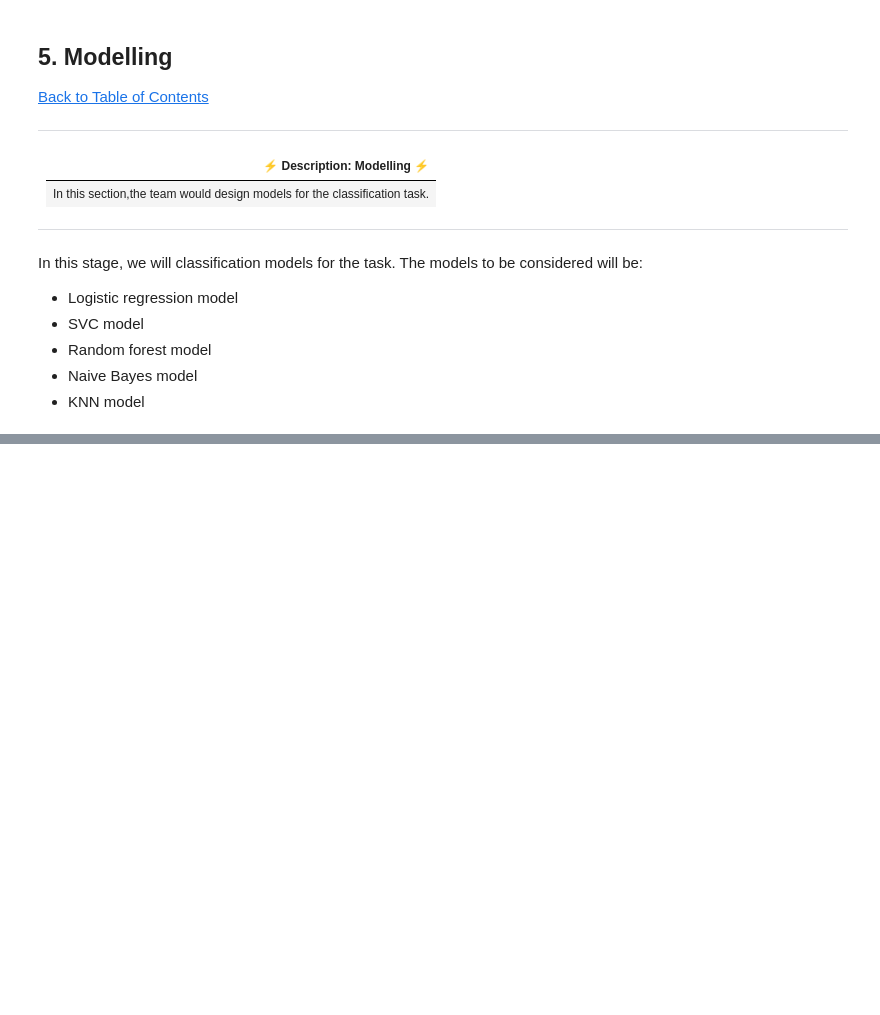
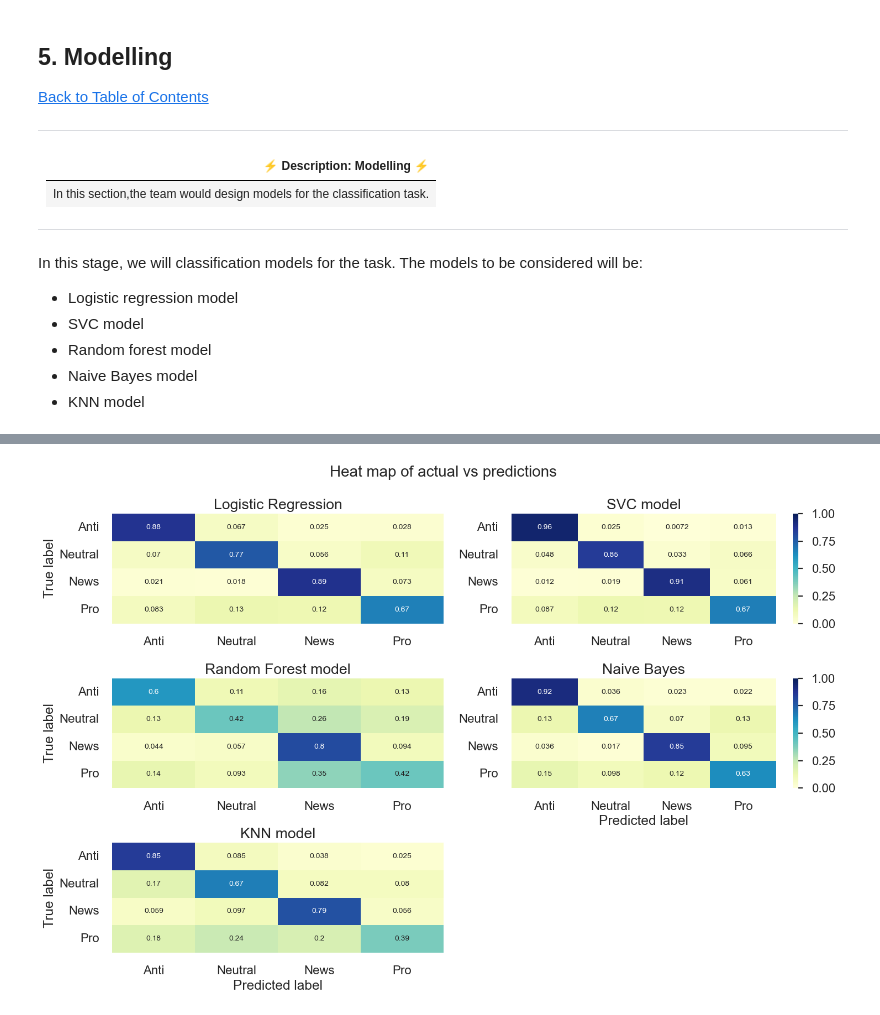
Before and after one commit to SamWachira/TeamNM6-2201ACDS_NM6, a Jupyter notebook: Notebook/TeamNM6-2201ACDS_notebook.ipynb, the cells around one changed output, grey strips where cells are left out. Saved outputs shown, nothing was run; the diff lists cells and outputs as text; code cells hidden in the pictures; blank space fills up the shorter version.

```diff
--- a/Notebook/TeamNM6-2201ACDS_notebook.ipynb
+++ b/Notebook/TeamNM6-2201ACDS_notebook.ipynb
@@ -1016,0 +782,8 @@ After the optimal parameters are determined the linear SVC model is retrained us
+# %%
+train['tweet tokens']=train['tweet tokens'].map(' '.join)
+# Seperate features from taget
+X = train['tweet tokens'].values
+y = train['sentiment'].values
+
+# Split the train data to create validation dataset
+X_train, X_test, y_train, y_test = train_test_split(X, y, test_size=0.25, random_state=25)
@@ -1016,0 +859,88 @@ After the optimal parameters are determined the linear SVC model is retrained us
+# %%
+fig, axes = plt.subplots(ncols=2,
+                         nrows=3,
+                         figsize=(15, 10),
+                         dpi=100)
+
+# Generate a normalized confusion matrix
+cm = confusion_matrix(y_test, y_pred_Log)
+cm_norm = cm / cm.sum(axis=1).reshape(-1,1)
+
+# Display the confusion matrix as a heatmap
+sns.heatmap(cm_norm,
+            cmap="YlGnBu",
+            xticklabels=log_reg.classes_,
+            yticklabels=log_reg.classes_,
+            vmin=0.,
+            vmax=1.,
+            annot=True,
+            annot_kws={'size':10}, cbar = False,
+            ax=axes[0,0])
+axes[0,0].set_ylabel('True label')
+axes[0,0].set_title('Logistic Regression')
+
+#repeated for other four axes
+cm = confusion_matrix(y_test, y_pred_svc)
+cm_norm = cm / cm.sum(axis=1).reshape(-1,1)
+sns.heatmap(cm_norm,
+            cmap="YlGnBu",
+            xticklabels=linear_svc.classes_,
+            yticklabels=linear_svc.classes_,
+            vmin=0.,
+            vmax=1.,
+            annot=True,
+            annot_kws={'size':10},
+            ax=axes[0,1])
+axes[0,1].set_title('SVC model')
+
+cm = confusion_matrix(y_test, y_pred_RF)
+cm_norm = cm / cm.sum(axis=1).reshape(-1,1)
+sns.heatmap(cm_norm,
+            cmap="YlGnBu",
+            xticklabels=ran_forest.classes_,
+            yticklabels=ran_forest.classes_,
+            vmin=0.,
+            vmax=1.,
+            annot=True,
+            annot_kws={'size':10}, cbar = False,
+            ax=axes[1,0])
+axes[1,0].set_ylabel('True label')
+axes[1,0].set_title('Random Forest model')
+
+cm = confusion_matrix(y_test, y_pred_bayes)
+cm_norm = cm / cm.sum(axis=1).reshape(-1,1)
+sns.heatmap(cm_norm,
+            cmap="YlGnBu",
+            xticklabels=n_bayes.classes_,
+            yticklabels=n_bayes.classes_,
+            vmin=0.,
+            vmax=1.,
+            annot=True,
+            annot_kws={'size':10},
+            ax=axes[1,1])
+axes[1,1].set_xlabel('Predicted label')
+axes[1,1].set_title('Naive Bayes')
+
+cm = confusion_matrix(y_test, y_pred_knn)
+cm_norm = cm / cm.sum(axis=1).reshape(-1,1)
+sns.heatmap(cm_norm,
+            cmap="YlGnBu",
+            xticklabels=knn.classes_,
+            yticklabels=knn.classes_,
+            vmin=0.,
+            vmax=1.,
+            annot=True,
+            annot_kws={'size':10}, ax=axes[2,0], cbar = False,)
+axes[2,0].set_ylabel('True label')
+axes[2,0].set_xlabel('Predicted label')
+axes[2,0].set_title('KNN model')
+
+axes[2,1].axis("off")
+
+
+fig.suptitle('Heat map of actual vs predictions', fontsize=20)
+
+plt.tight_layout()
+plt.show()
+# %% [output]
+[figure, added]
```
Also changed, not shown: parts of 61 cells of this notebook.
